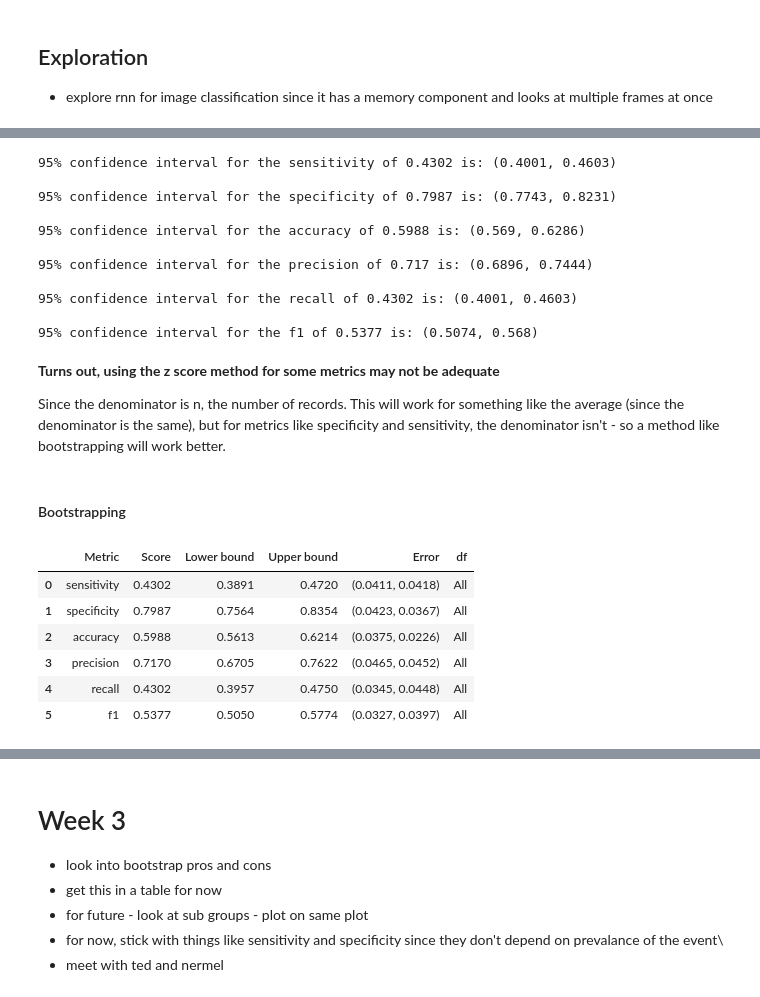
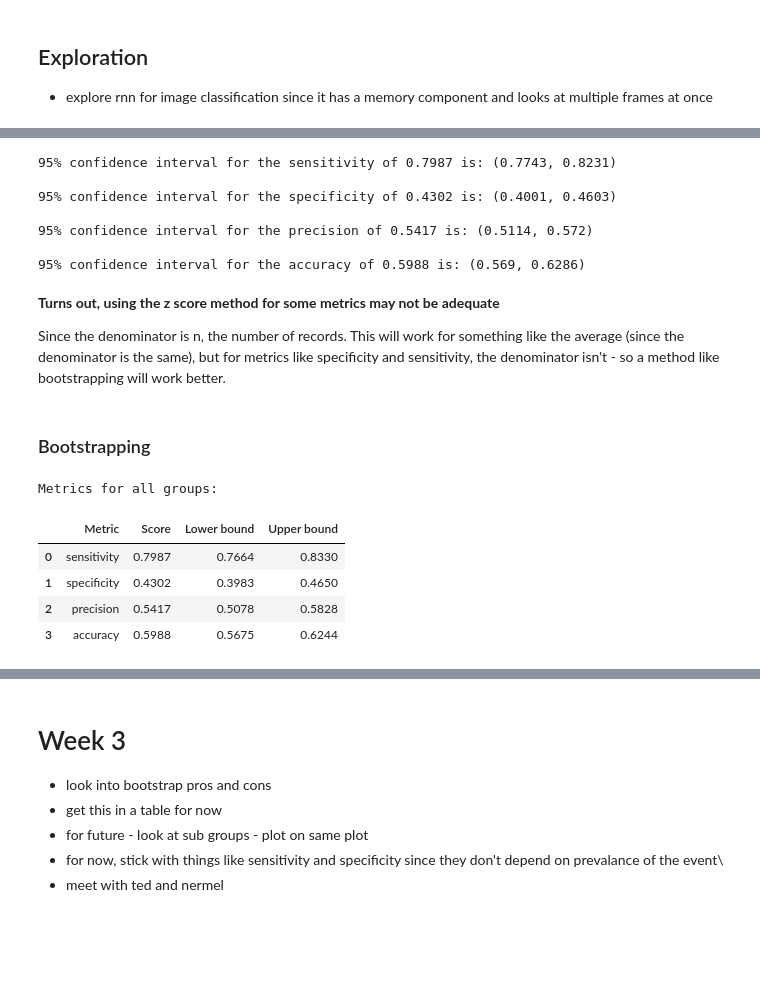
Before and after one commit to guiga004/mask-detection, a Jupyter notebook: mask-detection.ipynb, the cells around one changed output, grey strips where cells are left out. Saved outputs shown, nothing was run; the diff lists cells and outputs as text; code cells hidden in the pictures; blank space fills up the shorter version.

```diff
--- a/mask-detection.ipynb
+++ b/mask-detection.ipynb
@@ -83,0 +94,3 @@ mask_pred = df_filtered['mask']
+# %%
+df_filtered['mask'] = np.where(df_filtered['mask'] == 1, 0, 1)
+df_filtered['true_mask'] = np.where(df_filtered['true_mask'] == 1, 0, 1)
@@ -92,15 +133,13 @@ def specificity(y_true, y_pred):
 # %%
 metric_functions = {'sensitivity': sensitivity,
                     'specificity': specificity,
-                    'accuracy': accuracy_score,
                     'precision': precision_score,
-                    'recall': recall_score,
-                    'f1': f1_score}
+                    'accuracy': accuracy_score}
 
 metric_values = {}
 
 for metric in metric_functions:
-    score = metric_functions[metric](y_true=mask_true, y_pred=mask_pred)
+    score = metric_functions[metric](y_true=df_filtered['true_mask'], y_pred=df_filtered['mask'])
     print(f'{metric} score: {round(score, 4)}')
     metric_values[metric] = round(score, 4)
 # %% [output]
@@ -149,29 +186,25 @@ def confidence_interval_z_score(n, metric):
 
     return (round(lower, 4), round(upper, 4))
 # %%
-n = df.shape[0]
+n = df_raw.shape[0]
 for metric in metric_values:
     metric_value = metric_values[metric]
     ci = confidence_interval_z_score(n, metric_value)
     print(f'95% confidence interval for the {metric} of {metric_value} is: {ci} \n')
 # %% [output]
-95% confidence interval for the sensitivity of 0.4302 is: (0.4001, 0.4603)
+95% confidence interval for the sensitivity of 0.7987 is: (0.7743, 0.8231)
 
-95% confidence interval for the specificity of 0.7987 is: (0.7743, 0.8231)
+95% confidence interval for the specificity of 0.4302 is: (0.4001, 0.4603)
+
+95% confidence interval for the precision of 0.5417 is: (0.5114, 0.572)
 
 95% confidence interval for the accuracy of 0.5988 is: (0.569, 0.6286)
-
-95% confidence interval for the precision of 0.717 is: (0.6896, 0.7444)
-
-95% confidence interval for the recall of 0.4302 is: (0.4001, 0.4603)
-
-95% confidence interval for the f1 of 0.5377 is: (0.5074, 0.568)
 # %% [markdown]
 **Turns out, using the z score method for some metrics may not be adequate**
 
 Since the denominator is n, the number of records. This will work for something like the average (since the denominator is the same), but for metrics like specificity and sensitivity, the denominator isn't - so a method like bootstrapping will work better.
 # %% [markdown]
-#### Bootstrapping
+### Bootstrapping
 # %%
 from sklearn.utils import resample
 
@@ -195,17 +228,15 @@ def get_bootstrapping_ci(df):
     mask_pred = df['mask']
 
     metrics_ci = {'Metric': [],
-              'Score': [],
-              'Lower bound': [],
-              'Upper bound': [],
-              'Error': []}
+                  'Score': [],
+                  'Lower bound': [],
+                  'Upper bound': [],
+                  'Error': []}
 
     metric_functions = {'sensitivity': sensitivity,
-                    'specificity': specificity,
-                    'accuracy': accuracy_score,
-                    'precision': precision_score,
-                    'recall': recall_score,
-                    'f1': f1_score}
+                        'specificity': specificity,
+                        'precision': precision_score,
+                        'accuracy': accuracy_score}
 
     metric_values = {}
 
@@ -228,14 +259,15 @@ def get_bootstrapping_ci(df):
 df_groups = []
 # %%
 metrics_df = get_bootstrapping_ci(df_filtered)
-metrics_df['df'] = 'All'
+metrics_df['Group'] = 'All'
 df_groups.append(metrics_df)
-metrics_df
+
+print("Metrics for all groups:\n")
+metrics_df[['Metric', 'Score', 'Lower bound', 'Upper bound']]
 # %% [output]
+Metrics for all groups:
-|  | Metric | Score | Lower bound | Upper bound | Error | df |
-| 0 | sensitivity | 0.4302 | 0.3891 | 0.4720 | (0.0411, 0.0418) | All |
-| 1 | specificity | 0.7987 | 0.7564 | 0.8354 | (0.0423, 0.0367) | All |
-| 2 | accuracy | 0.5988 | 0.5613 | 0.6214 | (0.0375, 0.0226) | All |
-| 3 | precision | 0.7170 | 0.6705 | 0.7622 | (0.0465, 0.0452) | All |
-| 4 | recall | 0.4302 | 0.3957 | 0.4750 | (0.0345, 0.0448) | All |
-| 5 | f1 | 0.5377 | 0.5050 | 0.5774 | (0.0327, 0.0397) | All |
+|  | Metric | Score | Lower bound | Upper bound |
+| 0 | sensitivity | 0.7987 | 0.7664 | 0.8330 |
+| 1 | specificity | 0.4302 | 0.3983 | 0.4650 |
+| 2 | precision | 0.5417 | 0.5078 | 0.5828 |
+| 3 | accuracy | 0.5988 | 0.5675 | 0.6244 |
```
Also changed, not shown: parts of 64 cells of this notebook, 3 other files.
